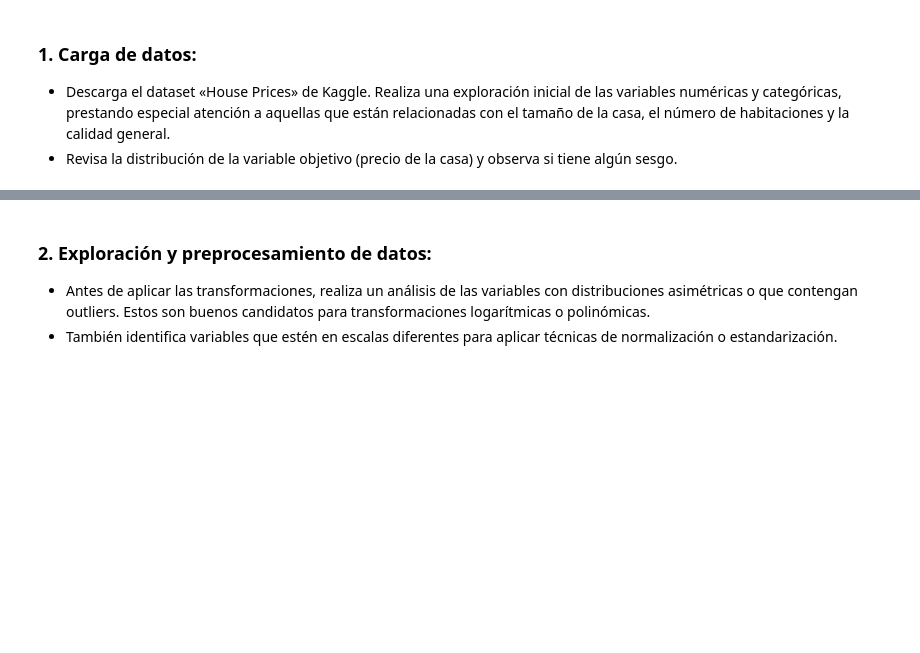
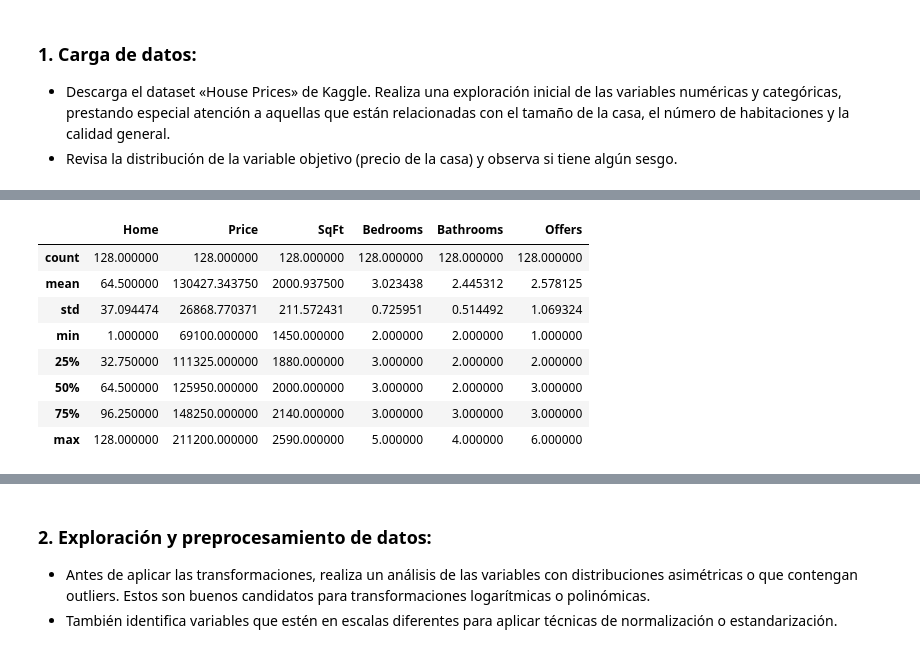
Before and after one commit to CesarVelgo/Advanced_ML, a Jupyter notebook: notebook/core4.ipynb, the cells around one changed output, grey strips where cells are left out. Cells and saved outputs as stored; diff of their text form; code cells hidden in the pictures; blank space fills up the shorter version.

```diff
--- a/notebook/core4.ipynb
+++ b/notebook/core4.ipynb
@@ -4,0 +40,12 @@
+# %%
+df.describe() # mostramos la estadistica descriptiva del dataframe
+# %% [output]
+|  | Home | Price | SqFt | Bedrooms | Bathrooms | Offers |
+| count | 128.000000 | 128.000000 | 128.000000 | 128.000000 | 128.000000 | 128.000000 |
+| mean | 64.500000 | 130427.343750 | 2000.937500 | 3.023438 | 2.445312 | 2.578125 |
+| std | 37.094474 | 26868.770371 | 211.572431 | 0.725951 | 0.514492 | 1.069324 |
+| min | 1.000000 | 69100.000000 | 1450.000000 | 2.000000 | 2.000000 | 1.000000 |
+| 25% | 32.750000 | 111325.000000 | 1880.000000 | 3.000000 | 2.000000 | 2.000000 |
+| 50% | 64.500000 | 125950.000000 | 2000.000000 | 3.000000 | 2.000000 | 3.000000 |
+| 75% | 96.250000 | 148250.000000 | 2140.000000 | 3.000000 | 3.000000 | 3.000000 |
+| max | 128.000000 | 211200.000000 | 2590.000000 | 5.000000 | 4.000000 | 6.000000 |
```
Also changed, not shown: parts of 17 cells of this notebook, 2 other files.
